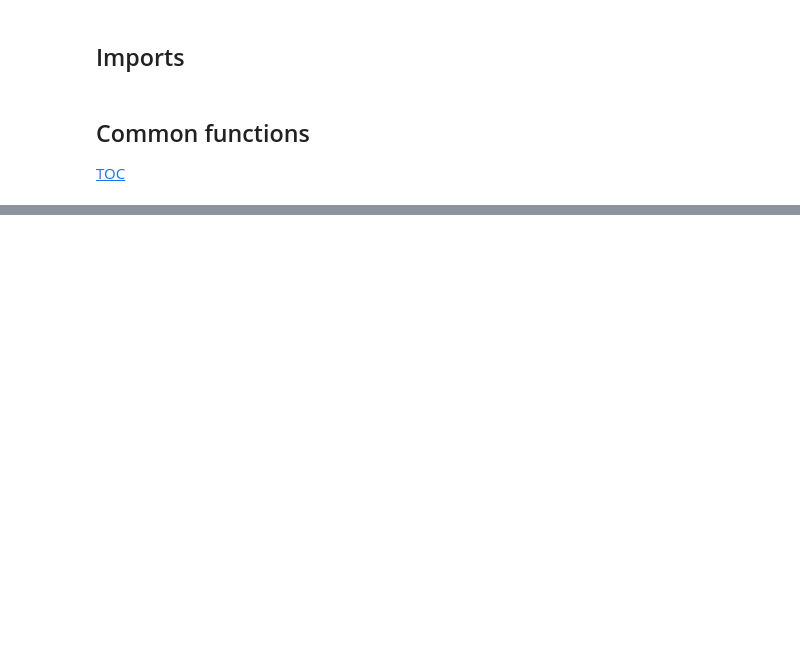
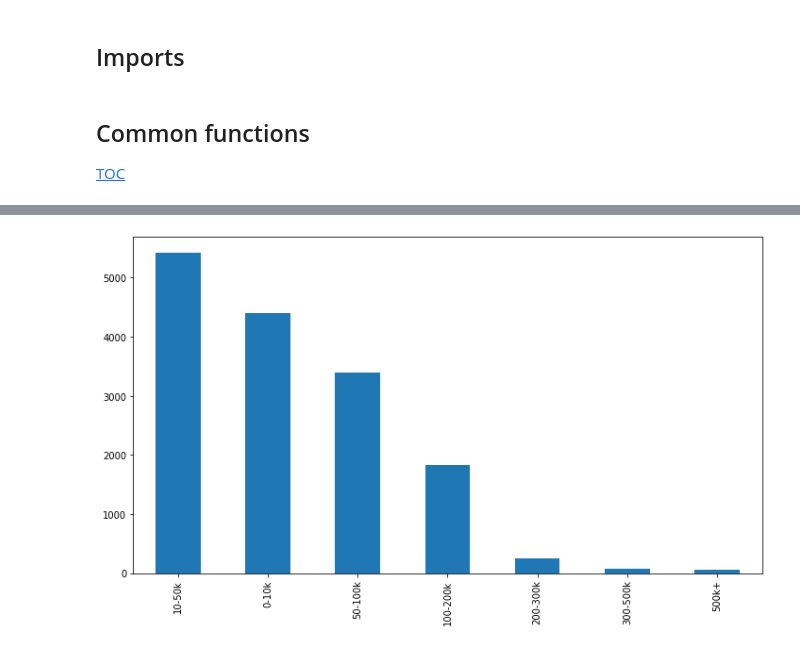
Before and after one commit to dgander000/DSND-Project-1, a Jupyter notebook: DSND-Project-1.ipynb, the cells around one changed output, grey strips where cells are left out. Drawn from its saved outputs; the diff is of its cells as text; code cells hidden in the pictures; blank space fills up the shorter version.

```diff
--- a/DSND-Project-1.ipynb
+++ b/DSND-Project-1.ipynb
@@ -488,0 +178,33 @@ number of nans: 0
+# %%
+df_mc_2018['For how many years have you used machine learning methods (at work or in school)?'] = df_mc_2018['For how many years have you used machine learning methods (at work or in school)?'].str.replace('I have never studied machine learning but plan to learn in the future', 'Never but plan to', regex=False)
+df_mc_2018['For how many years have you used machine learning methods (at work or in school)?'] = df_mc_2018['For how many years have you used machine learning methods (at work or in school)?'].str.replace('I have never studied machine learning and I do not plan to', 'Never do not plan to', regex=False)
+# %%
+df_mc_2018['What is your current yearly compensation (approximate $USD)?'] = df_mc_2018['What is your current yearly compensation (approximate $USD)?'].str.replace('I do not wish to disclose my approximate yearly compensation', 'Did not disclose', regex=False)
+# %%
+df_mc_2018['CompensationRange'] = df_mc_2018['What is your current yearly compensation (approximate $USD)?']
+df_mc_2018.loc[(df_mc_2018['CompensationRange'] == '0-10,000'),'CompensationRange'] = '0-10k'
+
+df_mc_2018.loc[(df_mc_2018['CompensationRange'] == '10-20,000'),'CompensationRange'] = '10-50k'
+df_mc_2018.loc[(df_mc_2018['CompensationRange'] == '20-30,000'),'CompensationRange'] = '10-50k'
+df_mc_2018.loc[(df_mc_2018['CompensationRange'] == '30-40,000'),'CompensationRange'] = '10-50k'
+df_mc_2018.loc[(df_mc_2018['CompensationRange'] == '40-50,000'),'CompensationRange'] = '10-50k'
+
+df_mc_2018.loc[(df_mc_2018['CompensationRange'] == '50-60,000'),'CompensationRange'] = '50-100k'
+df_mc_2018.loc[(df_mc_2018['CompensationRange'] == '60-70,000'),'CompensationRange'] = '50-100k'
+df_mc_2018.loc[(df_mc_2018['CompensationRange'] == '70-80,000'),'CompensationRange'] = '50-100k'
+df_mc_2018.loc[(df_mc_2018['CompensationRange'] == '80-90,000'),'CompensationRange'] = '50-100k'
+df_mc_2018.loc[(df_mc_2018['CompensationRange'] == '90-100,000'),'CompensationRange'] = '50-100k'
+
+df_mc_2018.loc[(df_mc_2018['CompensationRange'] == '100-125,000'),'CompensationRange'] = '100-200k'
+df_mc_2018.loc[(df_mc_2018['CompensationRange'] == '125-150,000'),'CompensationRange'] = '100-200k'
+df_mc_2018.loc[(df_mc_2018['CompensationRange'] == '150-200,000'),'CompensationRange'] = '100-200k'
+
+df_mc_2018.loc[(df_mc_2018['CompensationRange'] == '200-250,000'),'CompensationRange'] = '200-300k'
+df_mc_2018.loc[(df_mc_2018['CompensationRange'] == '250-300,000'),'CompensationRange'] = '200-300k'
+
+df_mc_2018.loc[(df_mc_2018['CompensationRange'] == '300-400,000'),'CompensationRange'] = '300-500k'
+df_mc_2018.loc[(df_mc_2018['CompensationRange'] == '400-500,000'),'CompensationRange'] = '300-500k'
+
+df_mc_2018.loc[(df_mc_2018['CompensationRange'] == '500,000+'),'CompensationRange'] = '500k+'
+# %%
+df_mc_2018['CompensationRange'] = df_mc_2018['CompensationRange'].replace('Did not disclose', np.nan)
@@ -488,0 +256,6 @@ number of nans: 0
+# %%
+df_mc_2018['CompensationRange'].value_counts(sort=True).plot(kind='bar', figsize=(10, 6))
+plt.tight_layout()
+plt.show()
+# %% [output]
+[figure, added]
```
Also changed, not shown: parts of 84 cells of this notebook.
